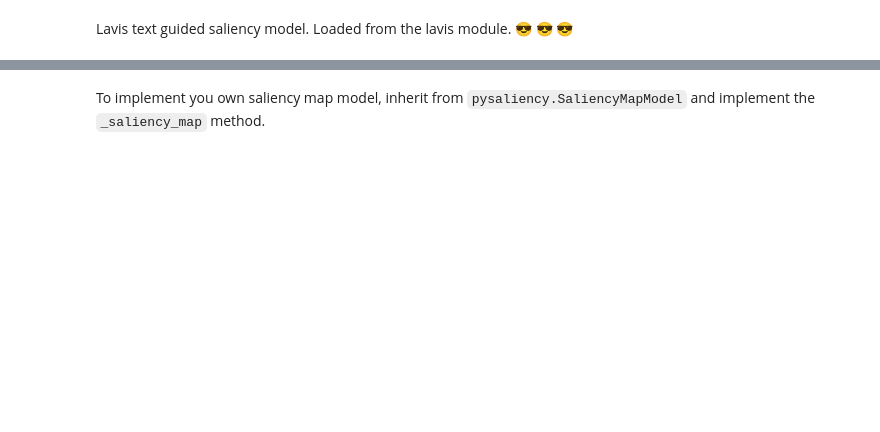
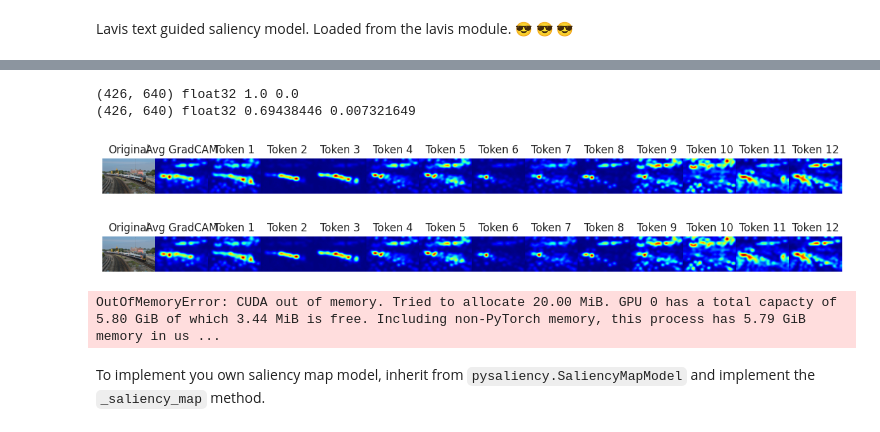
Before and after one commit to Learner209/text-guided-saliency, a Jupyter notebook: pysaliency/notebooks/ablation.ipynb, the cells around one changed output, grey strips where cells are left out. Cells and saved outputs as stored; diff of their text form; code cells hidden in the pictures; blank space fills up the shorter version.

```diff
--- a/pysaliency/notebooks/ablation.ipynb
+++ b/pysaliency/notebooks/ablation.ipynb
@@ -17,14 +14,0 @@ Visualize the model from stimuli.hdf5 and fixation.hdf5 !
-# %%
-import sys
-import pysaliency
-from pysaliency.external_datasets.sjtuvis import TextDescriptor
-
-mit_stimuli, mit_fixations = pysaliency.external_datasets.get_mit1003_onesize(location="../../datasets/")
-mit_stimuli, mit_fixations = pysaliency.external_datasets.get_FIGRIM(location="../../datasets/")
-stimulus = mit_stimuli[10]
-fixation = mit_fixations[10]
-print(dir(mit_fixations))
-print(mit_fixations.lengths, mit_fixations.n, mit_fixations.x, mit_fixations.y)
-print(len(mit_fixations.lengths), len(mit_fixations.n), len(mit_fixations.x), len(mit_fixations.y), len(mit_fixations.x_hist), len(mit_fixations.y_hist), len(mit_fixations.x_int), len(mit_fixations.y_int))
-print(stimulus.stimulus_data.shape, dir(fixation))
-print(fixation.x_int, fixation.y_int, fixation.x, fixation.y)
@@ -343,7 +271,7 @@ class LavisTextGuidedSaliencyModel(pysaliency.SaliencyMapModel):
             ax.set_yticks([])
             ax.set_xticks([])
 
-        overall_gradcam_wrt_tokens = []
+        overall_gradcam_wrt_tokens = [avg_gradcam]
 
         num_image = len(txt_tokens.input_ids[0]) - 2 + 1
         if self.debug_vis_flag:
@@ -375,9 +303,41 @@ class LavisTextGuidedSaliencyModel(pysaliency.SaliencyMapModel):
 
         print(avg_gradcam.shape, avg_gradcam.dtype, np.max(avg_gradcam), np.min(avg_gradcam))
         print(avg_gradcam_wrt_tokens.shape, avg_gradcam_wrt_tokens.dtype, np.max(avg_gradcam_wrt_tokens), np.min(avg_gradcam_wrt_tokens))
-        return avg_gradcam_wrt_tokens
+        return overall_gradcam_wrt_tokens
 
 
-# model: pysaliency.SaliencyMapModel = LavisTextGuidedSaliencyModel(debug_vis_flag=True)
+model: pysaliency.SaliencyMapModel = LavisTextGuidedSaliencyModel(debug_vis_flag=False)
 # smap = model.saliency_map(mit_stimuli[10])
+
+num_rows = 5  # Number of images to display
+for idx in range(num_rows):
+    stimulus = mit_stimuli[idx]
+    raw_image = Image.fromarray(stimulus.stimulus_data)
+    caption = text_descriptor.get_description(os.path.basename(stimulus.filename))
+
+    # Generate saliency maps
+    smap = model.saliency_map(stimulus)
+
+    # Determine the number of subplots needed for this row
+    num_tokens = len(smap) - 1  # Subtract 1 for the average GradCAM
+    fig, axes = plt.subplots(1, num_tokens + 2, figsize=(15, 5))  # Adjust figsize as needed
+
+    # Display the original image
+    axes[0].imshow(raw_image)
+    axes[0].set_title("Original")
+    axes[0].axis('off')
+
+    # Display the average GradCAM
+    axes[1].imshow(smap[0], cmap='jet')
+    axes[1].set_title("Avg GradCAM")
+    axes[1].axis('off')
+
+    # Display each token-specific GradCAM
+    for i in range(num_tokens):
+        axes[i + 2].imshow(smap[i + 1], cmap='jet')  # Adjust index for avg_gradcam
+        axes[i + 2].set_title(f"Token {i + 1}")
+        axes[i + 2].axis('off')
+
+    plt.subplots_adjust(wspace=0, hspace=0)  # Remove gaps between subplots
+    plt.show()
 # %% [output]
@@ -387,2 +350,7 @@ To enable them in other operations, rebuild TensorFlow with the appropriate comp
+(426, 640) float32 1.0 0.0
+(426, 640) float32 0.69438446 0.007321649
+[figure, added]
+[figure, added]
+OutOfMemoryError: CUDA out of memory. Tried to allocate 20.00 MiB. GPU 0 has a total capacty of 5.80 GiB of which 3.44 MiB is free. Including non-PyTorch memory, this process has 5.79 GiB memory in us ...
 # %% [markdown]
 To implement you own saliency map model, inherit from `pysaliency.SaliencyMapModel` and implement the `_saliency_map` method.
```
Also changed, not shown: parts of 9 cells of this notebook, 6 other files.
